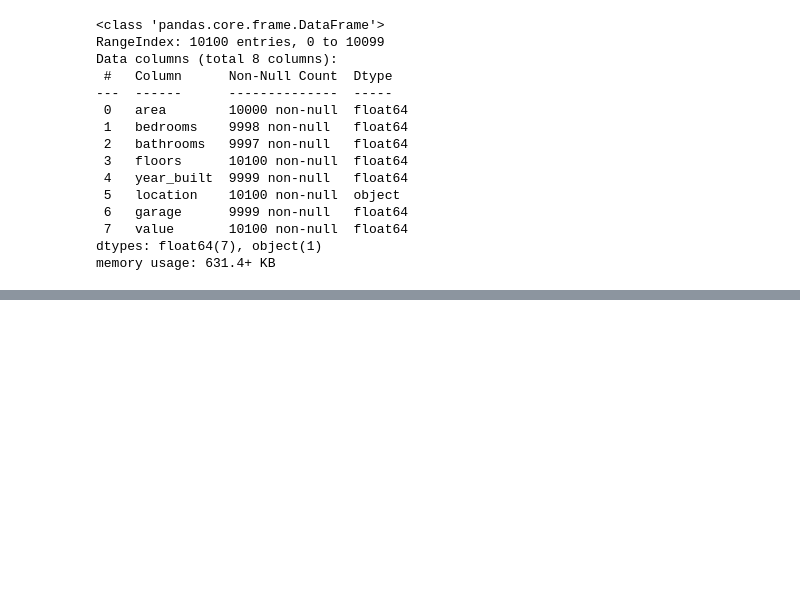
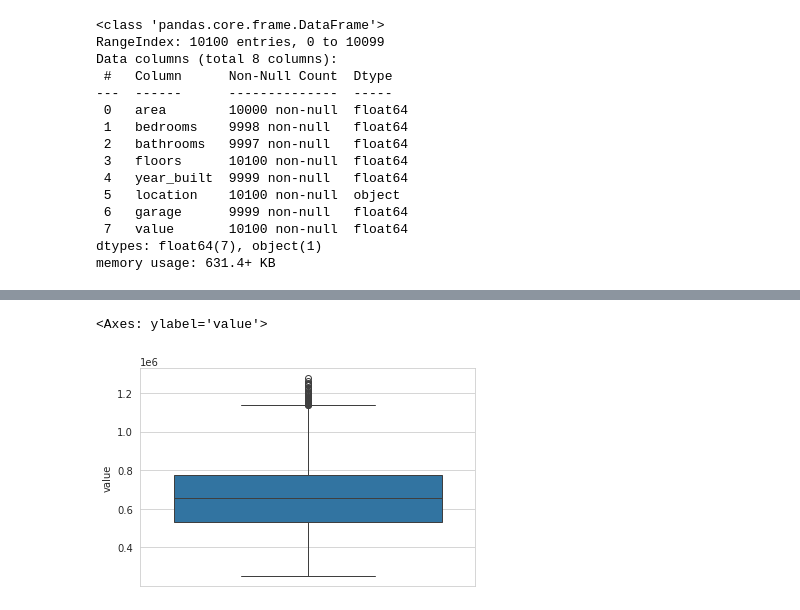
Before and after one commit to EduardoBran/Python_-_Machine_Learning_-_Projetos_Regressao_e_Classificacao, a Jupyter notebook: 1.Projeto_Regressao_-_Prevendo_Valor_Propriedades_Imobiliarias.ipynb, the cells around one changed output, grey strips where cells are left out. Saved outputs shown, nothing was run; the diff lists cells and outputs as text; code cells hidden in the pictures; blank space fills up the shorter version.

```diff
--- a/1.Projeto_Regressao_-_Prevendo_Valor_Propriedades_Imobiliarias.ipynb
+++ b/1.Projeto_Regressao_-_Prevendo_Valor_Propriedades_Imobiliarias.ipynb
@@ -119,0 +440,9 @@ memory usage: 631.4+ KB
+# %%
+# Removendo imóveis com valor abaixo de 250 mil
+dados = dados[dados['value'] >= 250000]
+
+# Removendo imóveis com valor acima de 1.4 milhões
+dados = dados[dados['value'] <= 1400000]
+
+# Verificando o resultado
+print(dados['value'].describe())
@@ -119,0 +459,6 @@ memory usage: 631.4+ KB
+# %%
+# Boxplot
+sns.boxplot(dados.value)
+# %% [output]
+<Axes: ylabel='value'>
+[figure, added]
```
Also changed, not shown: parts of 59 cells of this notebook, 1 other file.
